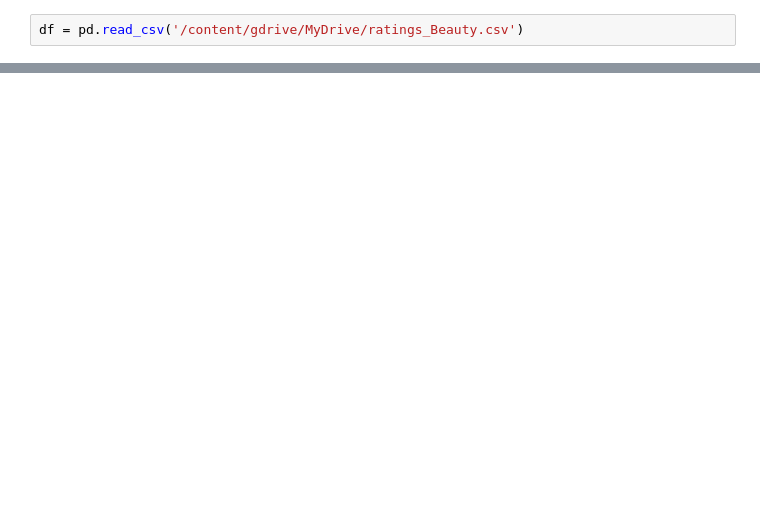
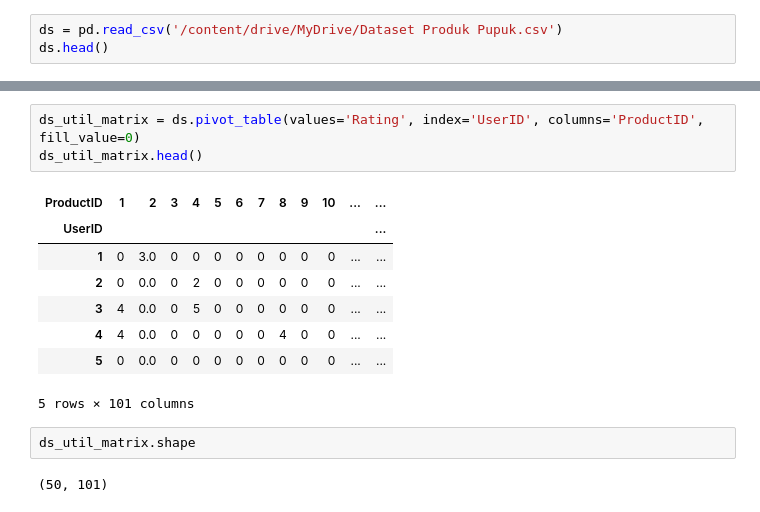
Before and after one commit to Pupuk-In/product-recommendation, a Jupyter notebook: product_recommendation_model.ipynb, the cells around one changed output, grey strips where cells are left out. Cells and saved outputs as stored; diff of their text form; blank space fills up the shorter version.

Commit message:
A product recommendation model, with the revamp being that this no longer uses TensorFlow (TensorFlow Recommenders library was really hard for us to comprehend, so we opted for the default method).

```diff
--- a/product_recommendation_model.ipynb
+++ b/product_recommendation_model.ipynb
@@ -18,2 +16,3 @@ Mounted at /content/gdrive
 # %%
-df = pd.read_csv('/content/gdrive/MyDrive/ratings_Beauty.csv')
+ds = pd.read_csv('/content/drive/MyDrive/Dataset Produk Pupuk.csv')
+ds.head()
@@ -108,0 +52,16 @@ Top 10 recommendations for user A1Z513UWSAAO0F: [b'0558925278' b'0558925278' b'B
+# %%
+ds_util_matrix = ds.pivot_table(values='Rating', index='UserID', columns='ProductID', fill_value=0)
+ds_util_matrix.head()
+# %% [output]
+| ProductID | 1 | 2 | 3 | 4 | 5 | 6 | 7 | 8 | 9 | 10 | ... | ... |
+| UserID |  |  |  |  |  |  |  |  |  |  |  | ... |
+| 1 | 0 | 3.0 | 0 | 0 | 0 | 0 | 0 | 0 | 0 | 0 | ... | ... |
+| 2 | 0 | 0.0 | 0 | 2 | 0 | 0 | 0 | 0 | 0 | 0 | ... | ... |
+| 3 | 4 | 0.0 | 0 | 5 | 0 | 0 | 0 | 0 | 0 | 0 | ... | ... |
+| 4 | 4 | 0.0 | 0 | 0 | 0 | 0 | 0 | 4 | 0 | 0 | ... | ... |
+| 5 | 0 | 0.0 | 0 | 0 | 0 | 0 | 0 | 0 | 0 | 0 | ... | ... |
+5 rows × 101 columns
+# %%
+ds_util_matrix.shape
+# %% [output]
+(50, 101)
```
Also changed, not shown: parts of 25 cells of this notebook.
